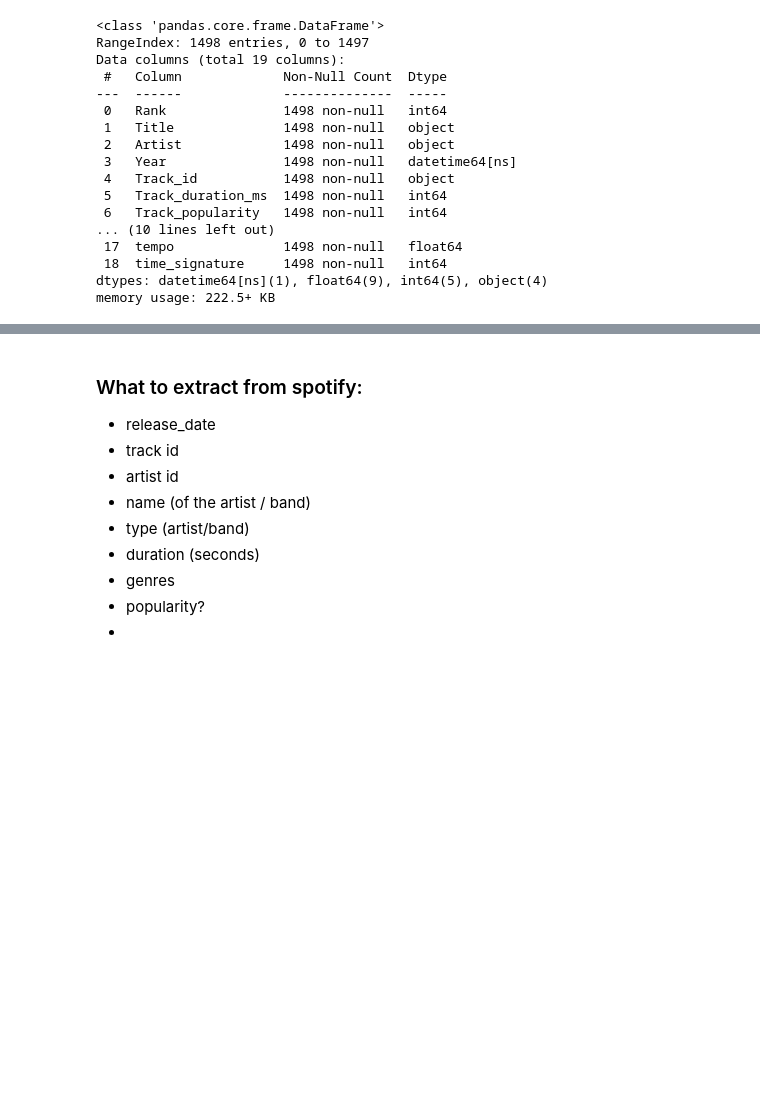
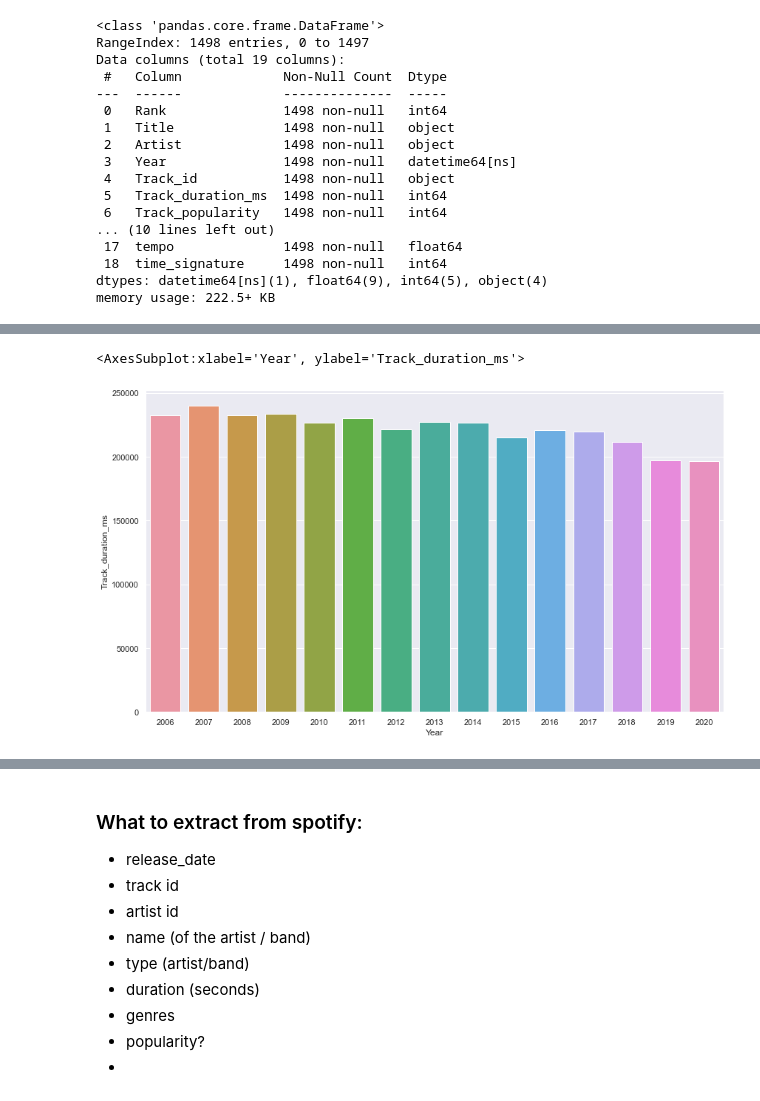
Before and after one commit to marukas-py/Top-songs-2006-2020, a Jupyter notebook: Songs_trends_2006_2020.ipynb, the cells around one changed output, grey strips where cells are left out. Saved outputs shown, nothing was run; the diff lists cells and outputs as text; code cells hidden in the pictures; blank space fills up the shorter version.

```diff
--- a/Songs_trends_2006_2020.ipynb
+++ b/Songs_trends_2006_2020.ipynb
@@ -403,0 +452,8 @@ df_merged
+# %%
+sns.set_theme(style="white", context="talk")
+sns.set(rc={'figure.figsize':(14,8)})
+plt.xticks(rotation=0)
+sns.barplot(x = df_top100_mean.index.year, y = df_top100_mean.Track_duration_ms)
+# %% [output]
+<AxesSubplot:xlabel='Year', ylabel='Track_duration_ms'>
+[figure, added]
```
Also changed, not shown: parts of 42 cells of this notebook.
